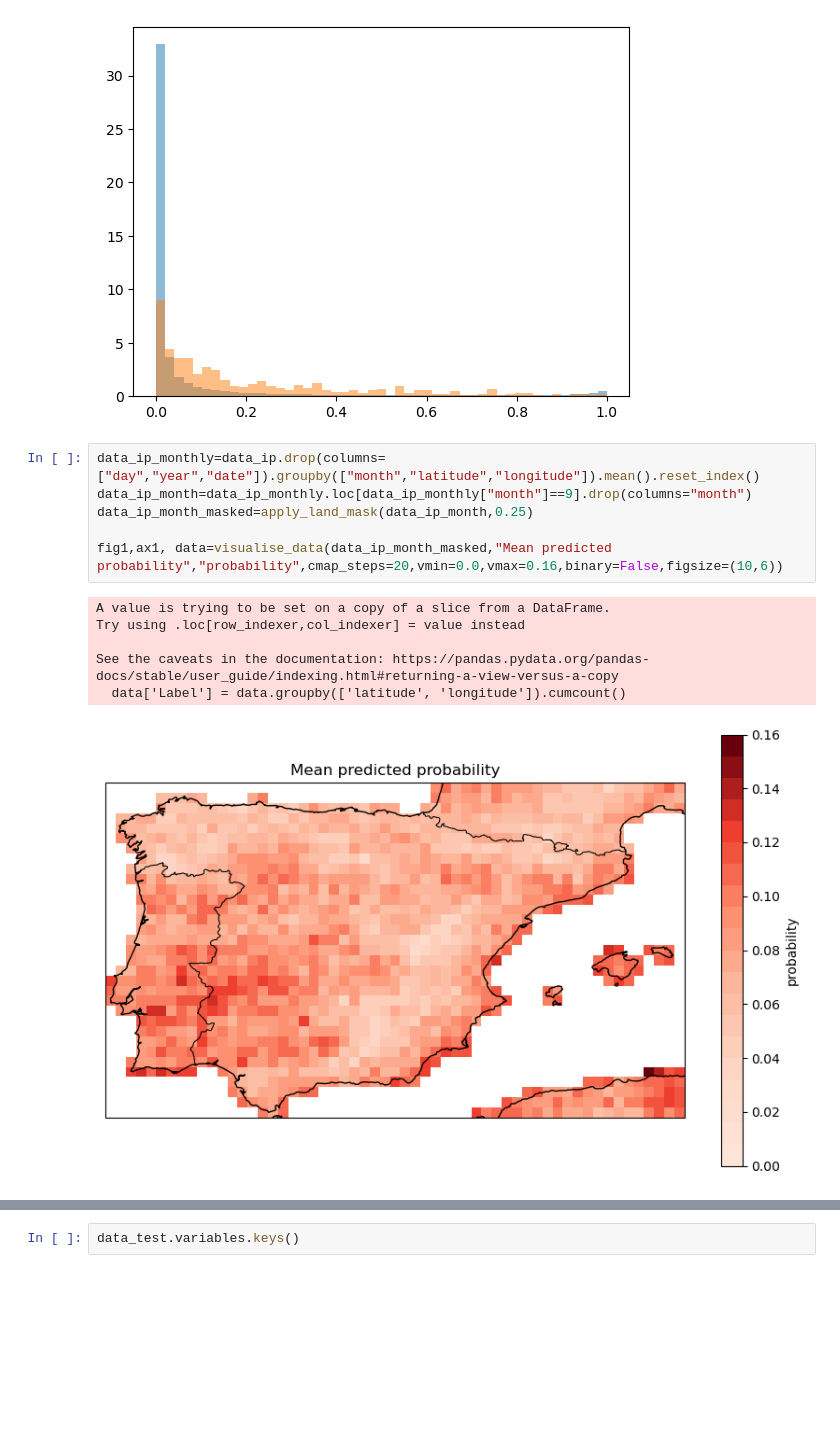
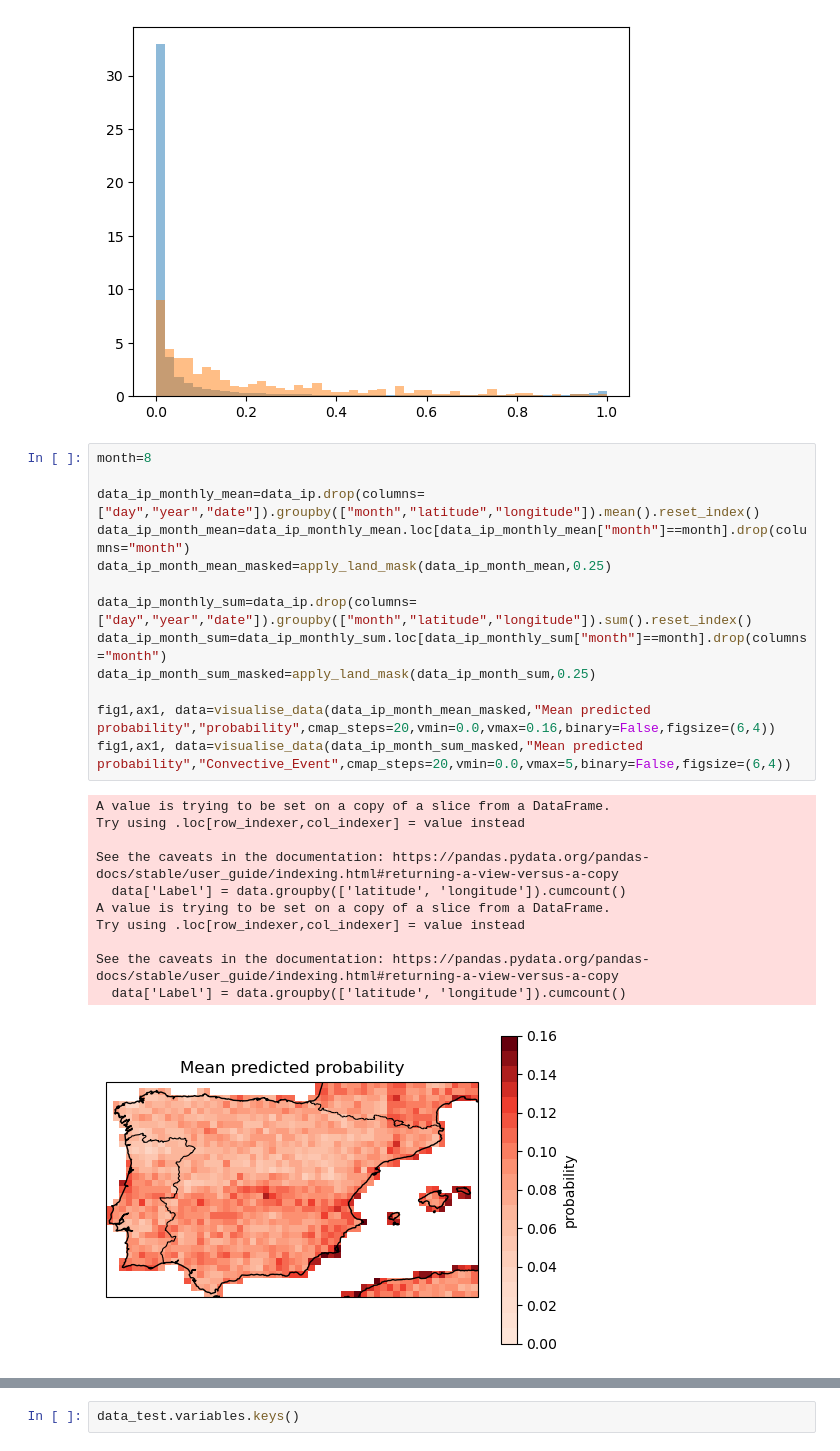
Before and after one commit to albertosanma/KOIOS, a Jupyter notebook: dev/KOIOS_meeting_20240226/UNDP_v0_IP_plotting.ipynb, the cells around one changed output, grey strips where cells are left out. Saved outputs shown, nothing was run; the diff lists cells and outputs as text; blank space fills up the shorter version.

```diff
--- a/dev/KOIOS_meeting_20240226/UNDP_v0_IP_plotting.ipynb
+++ b/dev/KOIOS_meeting_20240226/UNDP_v0_IP_plotting.ipynb
@@ -149,15 +159,27 @@ plt.hist(data_ip_1["probability"],bins=bins,density=True,alpha=0.5)
  <BarContainer object of 49 artists>)
 [figure]
 # %%
-data_ip_monthly=data_ip.drop(columns=["day","year","date"]).groupby(["month","latitude","longitude"]).mean().reset_index()
-data_ip_month=data_ip_monthly.loc[data_ip_monthly["month"]==9].drop(columns="month")
-data_ip_month_masked=apply_land_mask(data_ip_month,0.25)
+month=8
 
-fig1,ax1, data=visualise_data(data_ip_month_masked,"Mean predicted probability","probability",cmap_steps=20,vmin=0.0,vmax=0.16,binary=False,figsize=(10,6))
+data_ip_monthly_mean=data_ip.drop(columns=["day","year","date"]).groupby(["month","latitude","longitude"]).mean().reset_index()
+data_ip_month_mean=data_ip_monthly_mean.loc[data_ip_monthly_mean["month"]==month].drop(columns="month")
+data_ip_month_mean_masked=apply_land_mask(data_ip_month_mean,0.25)
+
+data_ip_monthly_sum=data_ip.drop(columns=["day","year","date"]).groupby(["month","latitude","longitude"]).sum().reset_index()
+data_ip_month_sum=data_ip_monthly_sum.loc[data_ip_monthly_sum["month"]==month].drop(columns="month")
+data_ip_month_sum_masked=apply_land_mask(data_ip_month_sum,0.25)
+
+fig1,ax1, data=visualise_data(data_ip_month_mean_masked,"Mean predicted probability","probability",cmap_steps=20,vmin=0.0,vmax=0.16,binary=False,figsize=(6,4))
+fig1,ax1, data=visualise_data(data_ip_month_sum_masked,"Mean predicted probability","Convective_Event",cmap_steps=20,vmin=0.0,vmax=5,binary=False,figsize=(6,4))
 # %% [output]
 A value is trying to be set on a copy of a slice from a DataFrame.
 Try using .loc[row_indexer,col_indexer] = value instead
 
 See the caveats in the documentation: https://pandas.pydata.org/pandas-docs/stable/user_guide/indexing.html#returning-a-view-versus-a-copy
   data['Label'] = data.groupby(['latitude', 'longitude']).cumcount()
+A value is trying to be set on a copy of a slice from a DataFrame.
+Try using .loc[row_indexer,col_indexer] = value instead
+
+See the caveats in the documentation: https://pandas.pydata.org/pandas-docs/stable/user_guide/indexing.html#returning-a-view-versus-a-copy
+  data['Label'] = data.groupby(['latitude', 'longitude']).cumcount()
-[figure, old version]
+[figure, new version]
```
Also changed, not shown: parts of 16 cells of this notebook, 2 other files.
